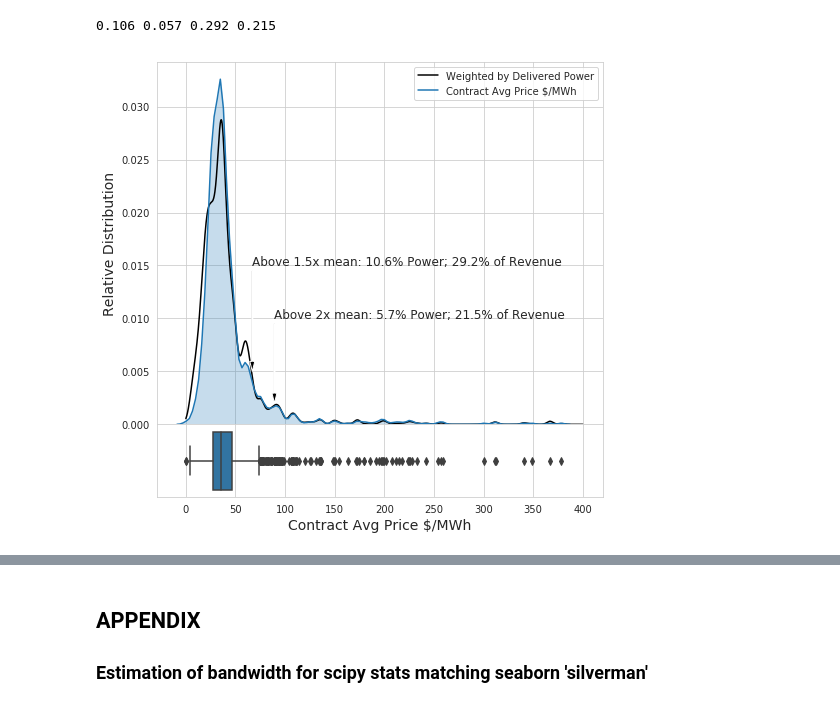
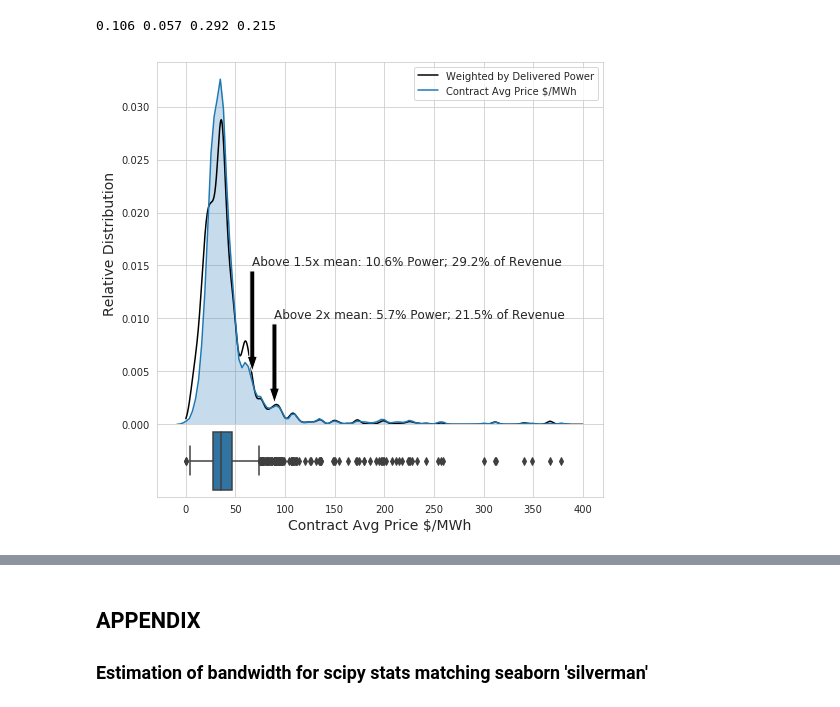
Before and after one commit to WillTarran/WillTarran.github.io, a Jupyter notebook: slides/DataAdventure.ipynb, the cells around one changed output, grey strips where cells are left out. Drawn from its saved outputs; the diff is of its cells as text; code cells hidden in the pictures.

```diff
--- a/slides/DataAdventure.ipynb
+++ b/slides/DataAdventure.ipynb
@@ -973,13 +971,13 @@ print(power_low, power_hi, value_low, value_hi)
 # %% [output]
 0.106 0.057 0.292 0.215
 # %%
-arrow={'facecolor': 'black', 'width': 1, 'headwidth': 5, 'headlength': 10}
+arrow={'facecolor': 'black', 'width': 5, 'headwidth': 10, 'headlength': 15}
 fig, [ax1, ax2] = plot_weighted(data, weighted_avg)
 ax1.annotate(f'Above 1.5x mean: {100*power_low}% Power; {100*value_low}% of Revenue',
              xy=(1.5*mean_contract,0.005), xytext=(1.5*mean_contract,0.015),
              arrowprops=arrow, fontsize=12)
 ax1.annotate(f'Above 2x mean: {100*power_hi}% Power; {100*value_hi}% of Revenue',
             xy=(2*mean_contract,0.002), xytext=(2*mean_contract,0.01),
              arrowprops=arrow, fontsize=12);
 # %% [output]
-[figure, old version]
+[figure, new version]
```
Also changed, not shown: parts of 5 cells of this notebook, 3 other files.
